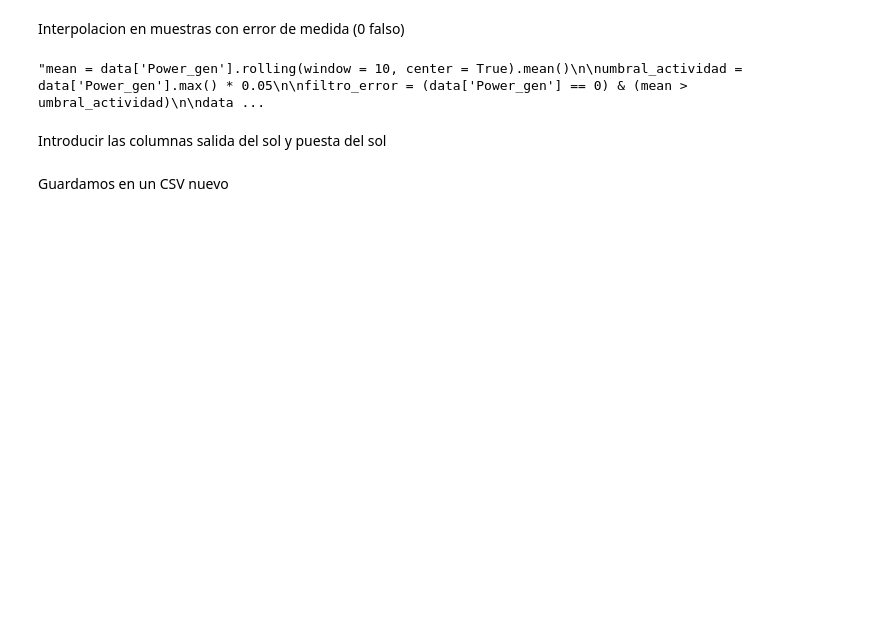
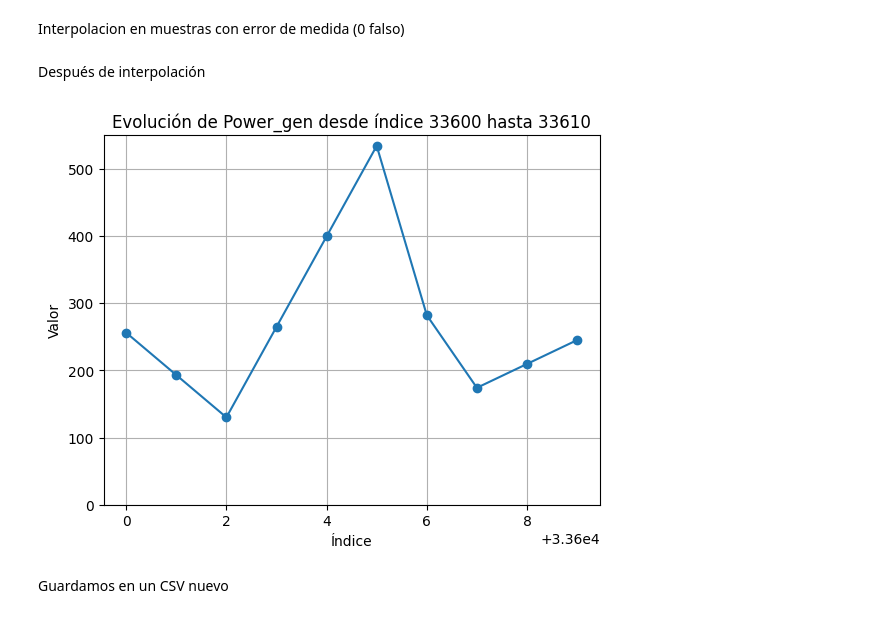
Before and after one commit to GuilleBlancoUC/TFG---IA-DE-PREDICCION-FOTOVOLTAICA, a Jupyter notebook: 3 - Código/preparacionDataset.ipynb, the cells around one changed output. Drawn from its saved outputs; the diff is of its cells as text; code cells hidden in the pictures; blank space fills up the shorter version.

```diff
--- a/3 - Código/preparacionDataset.ipynb
+++ b/3 - Código/preparacionDataset.ipynb
@@ -276,19 +263,28 @@ Grafica antes vs despues
 # %% [markdown]
 Interpolacion en muestras con error de medida (0 falso)
+# %%
+mean = data['Power_gen'].rolling(window=10, center=True).mean()
+
+umbral = data['Power_gen'].max() * 0.05
+
+filtro_error = (data['Power_gen'] == 0) & (mean > umbral)
+
+data.loc[filtro_error, 'Power_gen'] = np.nan
+
+data['Power_gen'] = data['Power_gen'].interpolate(method='linear')
+data['Power_gen'] = data['Power_gen'].fillna(method='ffill').fillna(method='bfill')
+# %% [markdown]
+Después de interpolación
 # %%
-'''mean = data['Power_gen'].rolling(window = 10, center = True).mean()
-
-umbral_actividad = data['Power_gen'].max() * 0.05
-
-filtro_error = (data['Power_gen'] == 0) & (mean > umbral_actividad)
-
-data.loc[filtro_error, 'Power_gen'] = None
-data.loc['Power_gen'] = data['Power_gen'].interpolate(method='linear')
-'''
+data['Power_gen'].iloc[33600:33610].plot(kind='line', marker='o')
+plt.title(f'Evolución de Power_gen desde índice 33600 hasta 33610')
+plt.xlabel('Índice')
+plt.ylabel('Valor')
+plt.grid(True)
+plt.ylim(0, 550)
+plt.show()
 # %% [output]
-"mean = data['Power_gen'].rolling(window = 10, center = True).mean()\n\numbral_actividad = data['Power_gen'].max() * 0.05\n\nfiltro_error = (data['Power_gen'] == 0) & (mean > umbral_actividad)\n\ndata ...
+[figure, added]
-# %% [markdown]
-Introducir las columnas salida del sol y puesta del sol
 # %% [markdown]
 Guardamos en un CSV nuevo
 # %%
```
Also changed, not shown: parts of 7 cells of this notebook, 28 other files.
